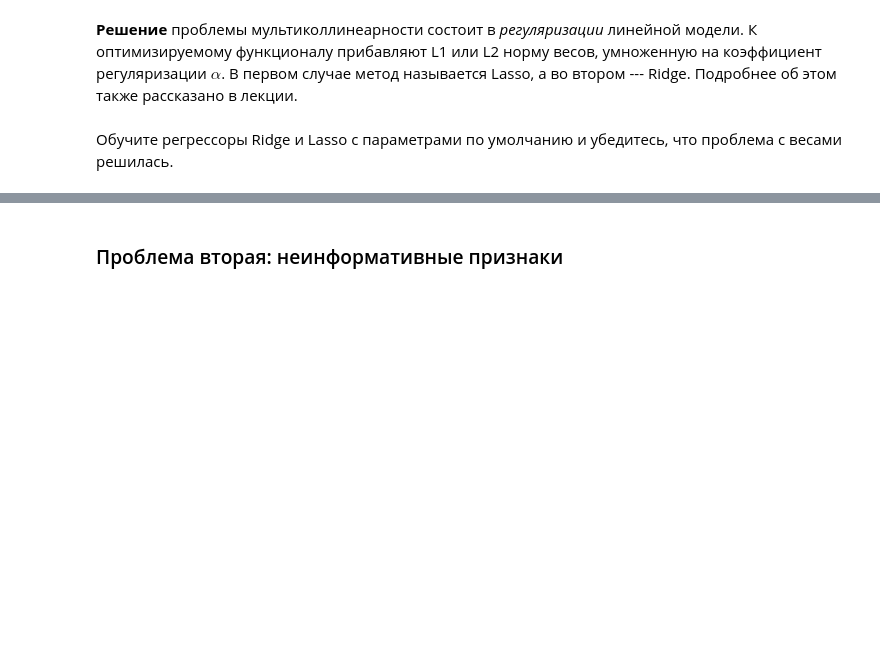
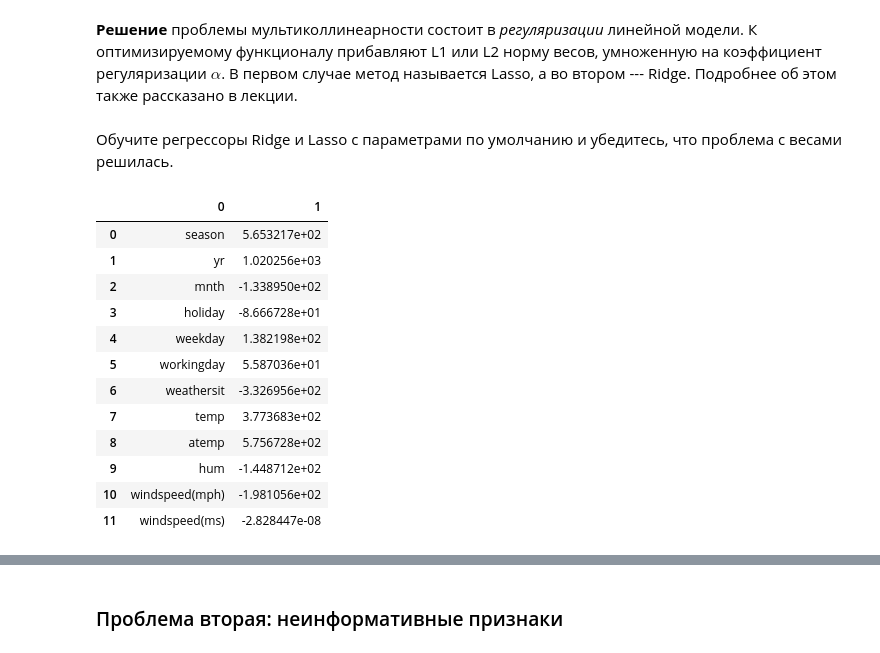
Before and after one commit to Stedar/datasciencecourse, a Jupyter notebook: OverfittingTask.ipynb, the cells around one changed output, grey strips where cells are left out. Saved outputs shown, nothing was run; the diff lists cells and outputs as text; code cells hidden in the pictures; blank space fills up the shorter version.

```diff
--- a/OverfittingTask.ipynb
+++ b/OverfittingTask.ipynb
@@ -127,6 +198,22 @@ from sklearn.linear_model import Lasso, Ridge
 # %%
 # Код 2.2 (0.5 балла)
 # Обучите линейную модель с L1-регуляризацией и выведите веса
+reg_lasso = Lasso(alpha=0.1).fit(X,y)
+pd.DataFrame(zip(list(df.columns.values),reg_lasso.coef_))
+# %% [output]
+|  | 0 | 1 |
+| 0 | season | 5.653217e+02 |
+| 1 | yr | 1.020256e+03 |
+| 2 | mnth | -1.338950e+02 |
+| 3 | holiday | -8.666728e+01 |
+| 4 | weekday | 1.382198e+02 |
+| 5 | workingday | 5.587036e+01 |
+| 6 | weathersit | -3.326956e+02 |
+| 7 | temp | 3.773683e+02 |
+| 8 | atemp | 5.756728e+02 |
+| 9 | hum | -1.448712e+02 |
+| 10 | windspeed(mph) | -1.981056e+02 |
+| 11 | windspeed(ms) | -2.828447e-08 |
 # %%
 # Код 2.3 (0.5 балла)
 # Обучите линейную модель с L2-регуляризацией и выведите веса
```
Also changed, not shown: parts of 9 cells of this notebook.
